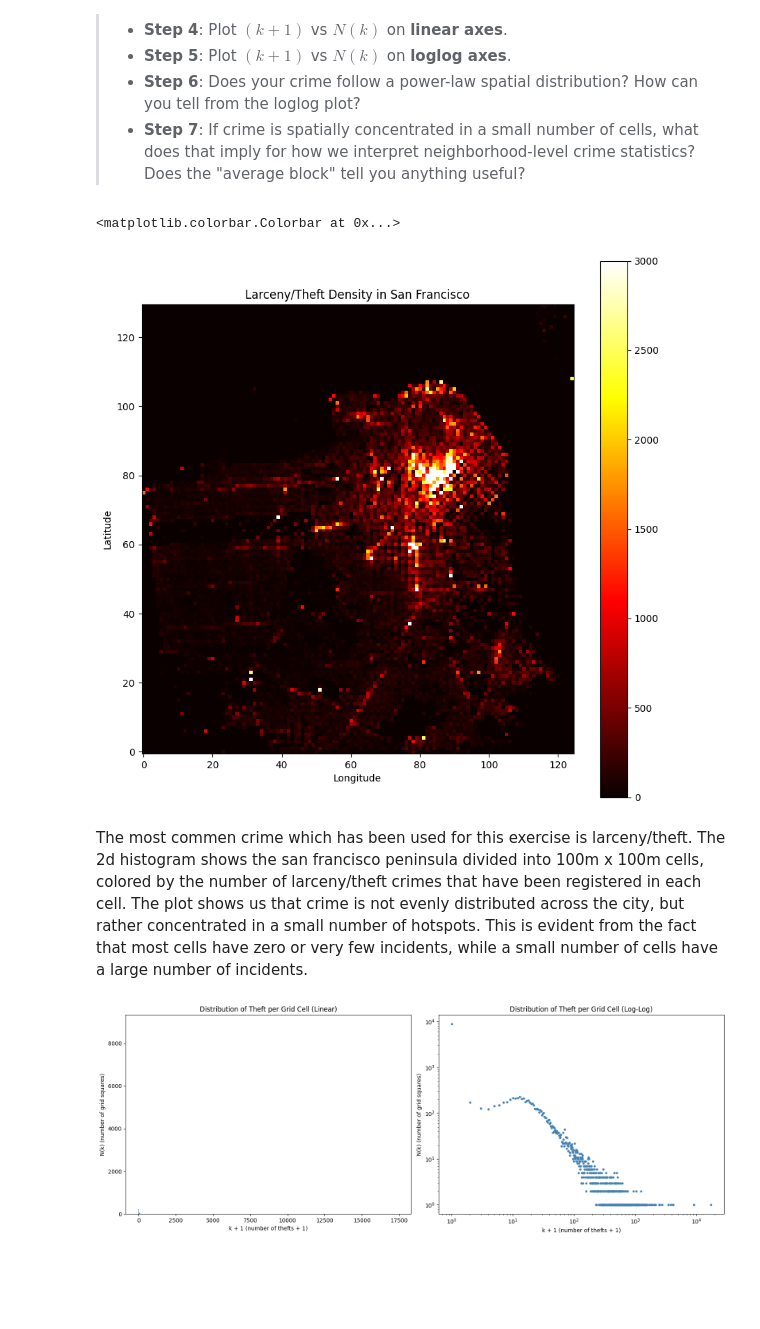
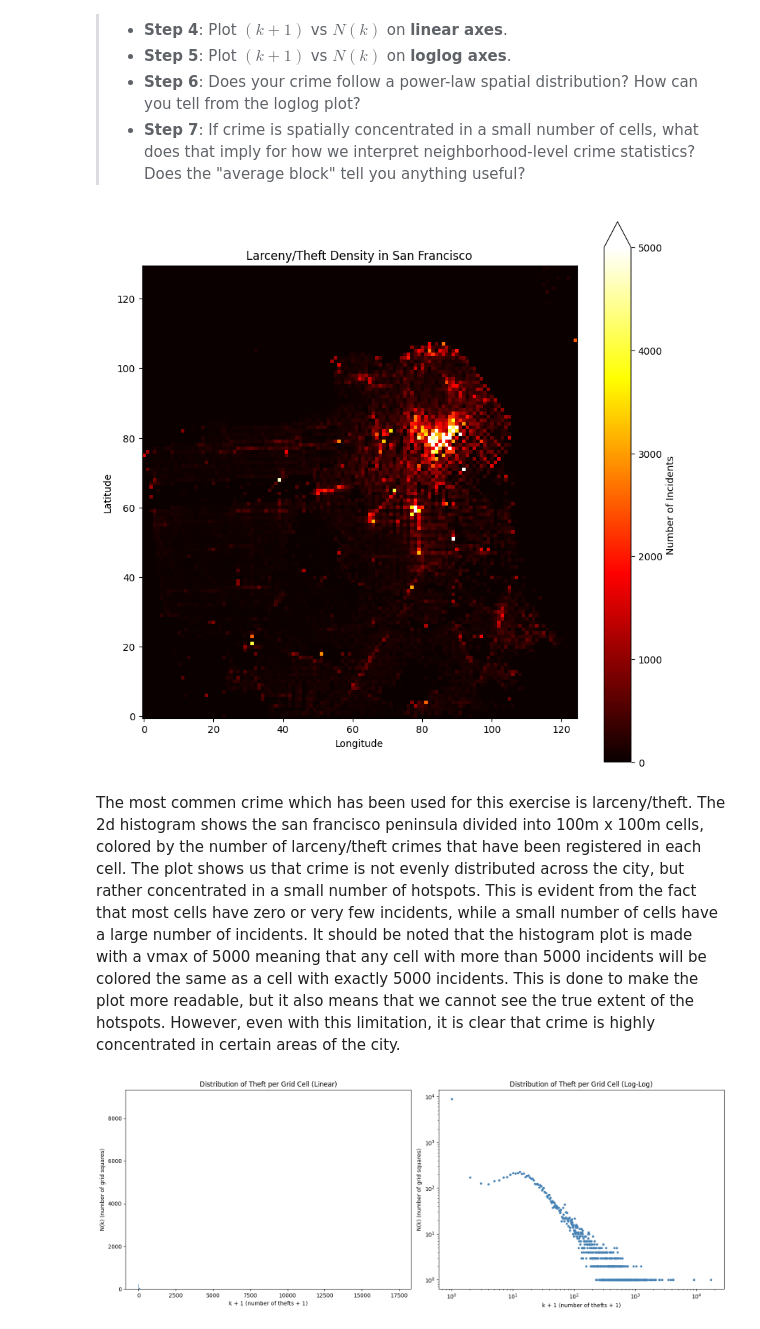
Before and after one commit to wkandersen/02806-socialdataanalysis, a Jupyter notebook: project1/Assignment1.ipynb, the cells around one changed output. Saved outputs shown, nothing was run; the diff lists cells and outputs as text; code cells hidden in the pictures; blank space fills up the shorter version.

Commit message:
legends and titles to plots

```diff
--- a/project1/Assignment1.ipynb
+++ b/project1/Assignment1.ipynb
@@ -269,6 +269,7 @@ Use your **most common Personal Focus Crime** (by total incident count) for this
 from math import radians, cos, sin, asin, sqrt
 import numpy as np
 import matplotlib.pyplot as plt
+from matplotlib.colors import LogNorm
 
 df = df[(df['latitude'] < 50) & (df['longitude'] < -122)]
 
@@ -278,39 +279,39 @@ def haversine(lon1, lat1, lon2, lat2):
     """
     Calculate the great circle distance between two points
     on the earth (specified in decimal degrees)
     """
     # convert decimal degrees to radians
     lon1, lat1, lon2, lat2 = map(radians, [lon1, lat1, lon2, lat2])
 
     # haversine formula
     dlon = lon2 - lon1
     dlat = lat2 - lat1
     a = sin(dlat/2)**2 + cos(lat1) * cos(lat2) * sin(dlon/2)**2
     c = 2 * asin(sqrt(a))
     r = 6371 # Radius of earth in kilometers. Use 3956 for miles
     return c * r
 
 
 
 lat_min = df['latitude'].min()
 lat_max = df['latitude'].max()
 lon_min = df['longitude'].min()
 lon_max = df['longitude'].max()
 
 count, lon, lat = np.histogram2d(df['latitude'], df['longitude'], bins = [130,125])
 
 
 plt.figure(figsize=(10,10))
 plt.title('Larceny/Theft Density in San Francisco')
 plt.xlabel('Longitude')
 plt.ylabel('Latitude')
-plt.imshow(count, cmap='hot',vmax=3000, origin='lower')
-plt.colorbar()
+plt.imshow(count, cmap='hot',vmax=5000, origin='lower')
+plt.colorbar(label='Number of Incidents', extend='max')
+plt.show()
 # %% [output]
-<matplotlib.colorbar.Colorbar at 0x...>
-[figure, old version]
+[figure, new version]
 # %% [markdown]
-The most commen crime which has been used for this exercise is larceny/theft. The 2d histogram shows the san francisco peninsula divided into 100m x 100m cells, colored by the number of larceny/theft crimes that have been registered in each cell. The plot shows us that crime is not evenly distributed across the city, but rather concentrated in a small number of hotspots. This is evident from the fact that most cells have zero or very few incidents, while a small number of cells have a large number of incidents.
+The most commen crime which has been used for this exercise is larceny/theft. The 2d histogram shows the san francisco peninsula divided into 100m x 100m cells, colored by the number of larceny/theft crimes that have been registered in each cell. The plot shows us that crime is not evenly distributed across the city, but rather concentrated in a small number of hotspots. This is evident from the fact that most cells have zero or very few incidents, while a small number of cells have a large number of incidents. It should be noted that the histogram plot is made with a vmax of 5000 meaning that any cell with more than 5000 incidents will be colored the same as a cell with exactly 5000 incidents. This is done to make the plot more readable, but it also means that we cannot see the true extent of the hotspots. However, even with this limitation, it is clear that crime is highly concentrated in certain areas of the city.
 # %%
 # Calculate approximate bin sizes
 lat_range = lat_max - lat_min
```
